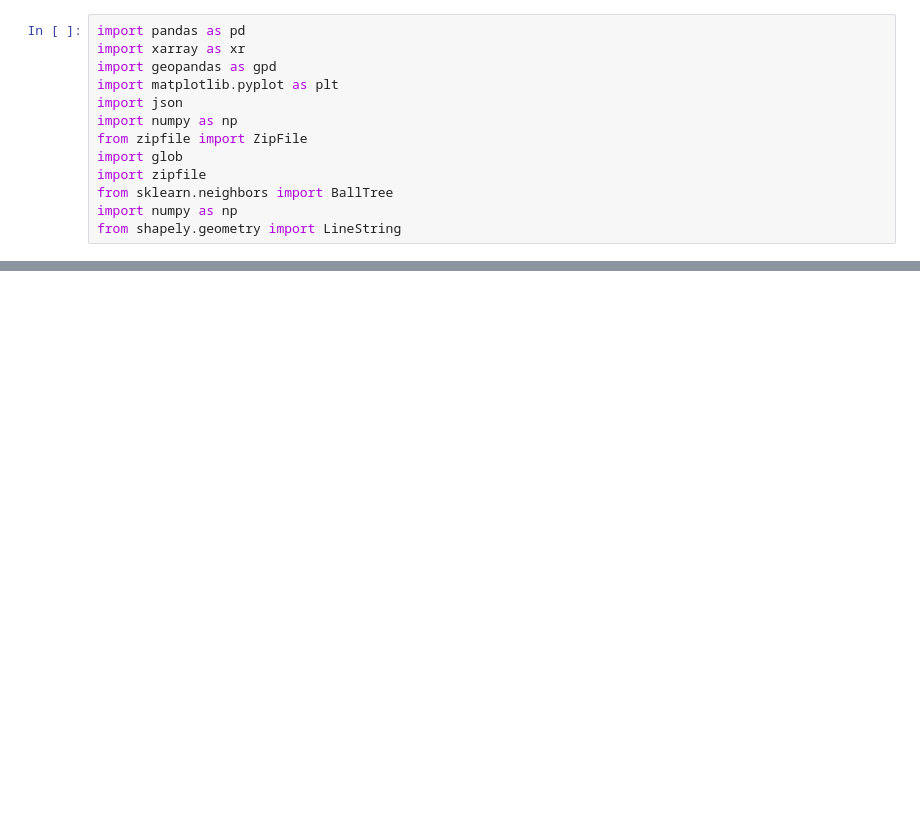
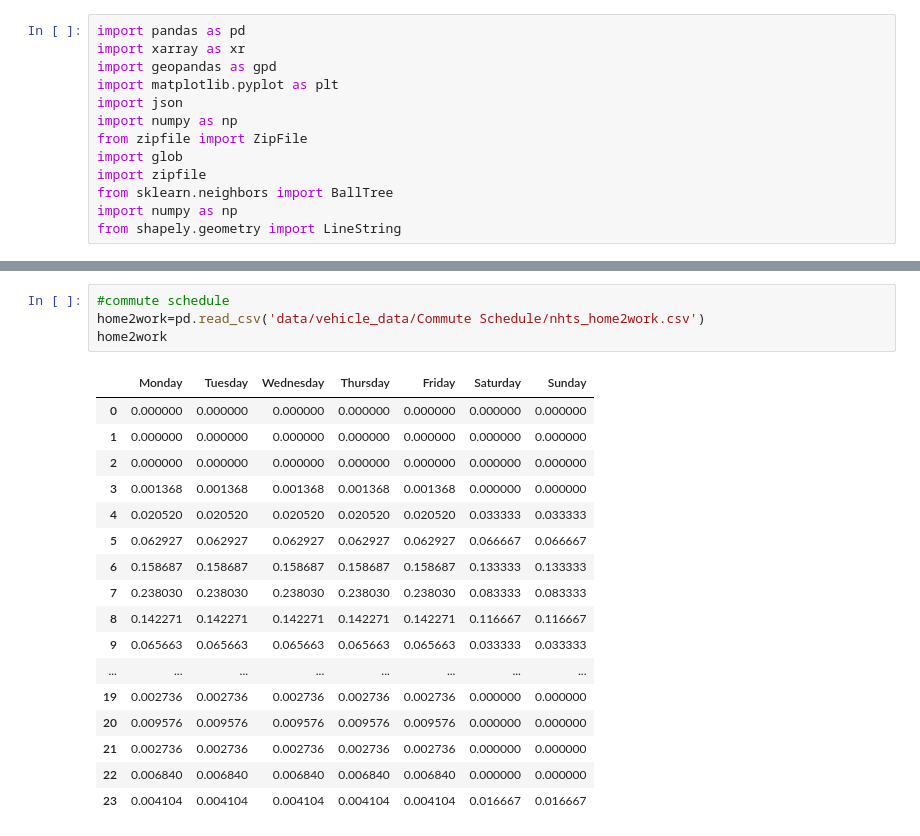
Before and after one commit to gajaha/smc-cuda-intersect, a Jupyter notebook: q3.ipynb, the cells around one changed output, grey strips where cells are left out. Drawn from its saved outputs; the diff is of its cells as text; blank space fills up the shorter version.

```diff
--- a/q3.ipynb
+++ b/q3.ipynb
@@ -61,0 +51,22 @@ sim_start,sim_end = start_end(snapshot)
+# %%
+#commute schedule
+home2work=pd.read_csv('data/vehicle_data/Commute Schedule/nhts_home2work.csv')
+home2work
+# %% [output]
+|  | Monday | Tuesday | Wednesday | Thursday | Friday | Saturday | Sunday |
+| 0 | 0.000000 | 0.000000 | 0.000000 | 0.000000 | 0.000000 | 0.000000 | 0.000000 |
+| 1 | 0.000000 | 0.000000 | 0.000000 | 0.000000 | 0.000000 | 0.000000 | 0.000000 |
+| 2 | 0.000000 | 0.000000 | 0.000000 | 0.000000 | 0.000000 | 0.000000 | 0.000000 |
+| 3 | 0.001368 | 0.001368 | 0.001368 | 0.001368 | 0.001368 | 0.000000 | 0.000000 |
+| 4 | 0.020520 | 0.020520 | 0.020520 | 0.020520 | 0.020520 | 0.033333 | 0.033333 |
+| 5 | 0.062927 | 0.062927 | 0.062927 | 0.062927 | 0.062927 | 0.066667 | 0.066667 |
+| 6 | 0.158687 | 0.158687 | 0.158687 | 0.158687 | 0.158687 | 0.133333 | 0.133333 |
+| 7 | 0.238030 | 0.238030 | 0.238030 | 0.238030 | 0.238030 | 0.083333 | 0.083333 |
+| 8 | 0.142271 | 0.142271 | 0.142271 | 0.142271 | 0.142271 | 0.116667 | 0.116667 |
+| 9 | 0.065663 | 0.065663 | 0.065663 | 0.065663 | 0.065663 | 0.033333 | 0.033333 |
+| ... | ... | ... | ... | ... | ... | ... | ... |
+| 19 | 0.002736 | 0.002736 | 0.002736 | 0.002736 | 0.002736 | 0.000000 | 0.000000 |
+| 20 | 0.009576 | 0.009576 | 0.009576 | 0.009576 | 0.009576 | 0.000000 | 0.000000 |
+| 21 | 0.002736 | 0.002736 | 0.002736 | 0.002736 | 0.002736 | 0.000000 | 0.000000 |
+| 22 | 0.006840 | 0.006840 | 0.006840 | 0.006840 | 0.006840 | 0.000000 | 0.000000 |
+| 23 | 0.004104 | 0.004104 | 0.004104 | 0.004104 | 0.004104 | 0.016667 | 0.016667 |
```
Also changed, not shown: parts of 12 cells of this notebook.
